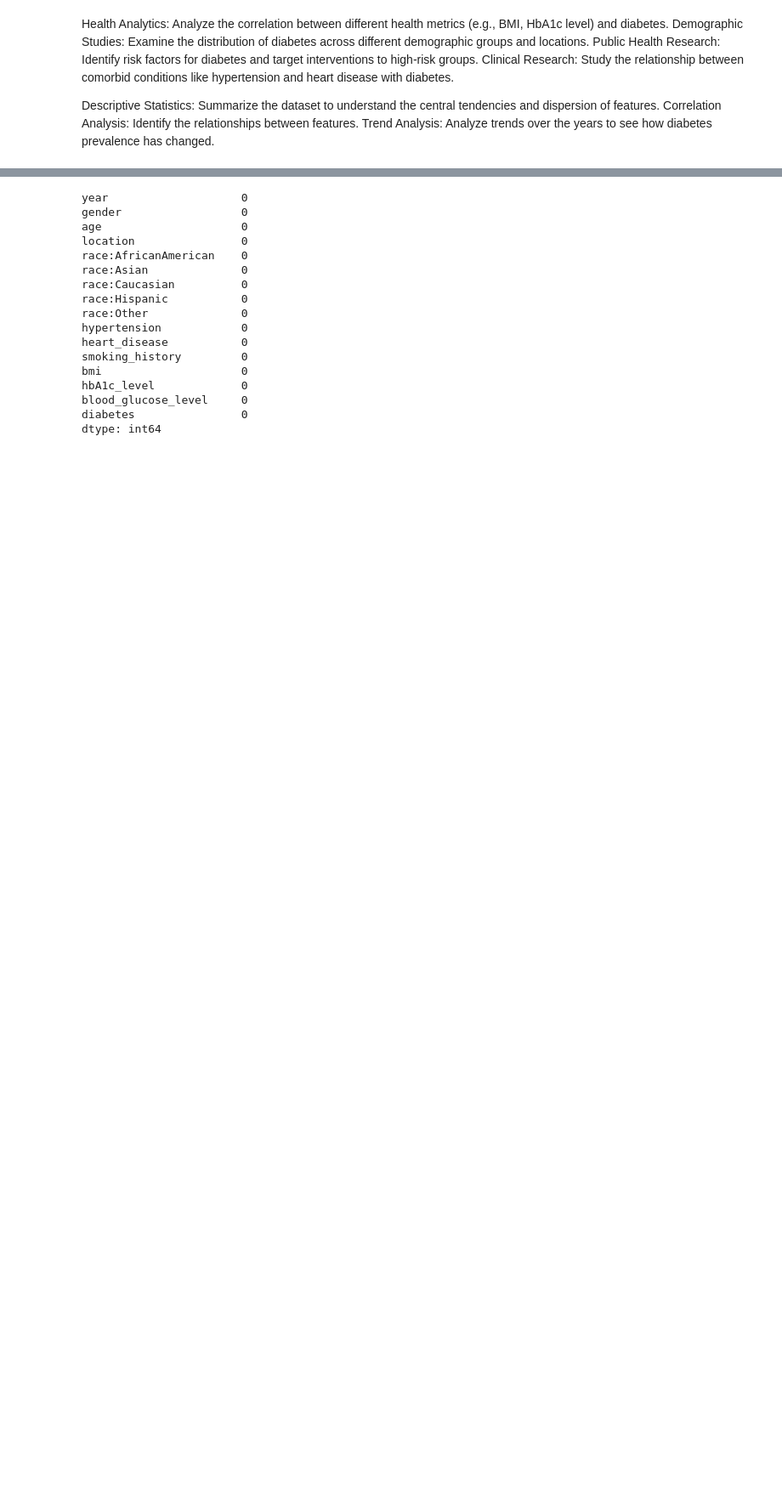
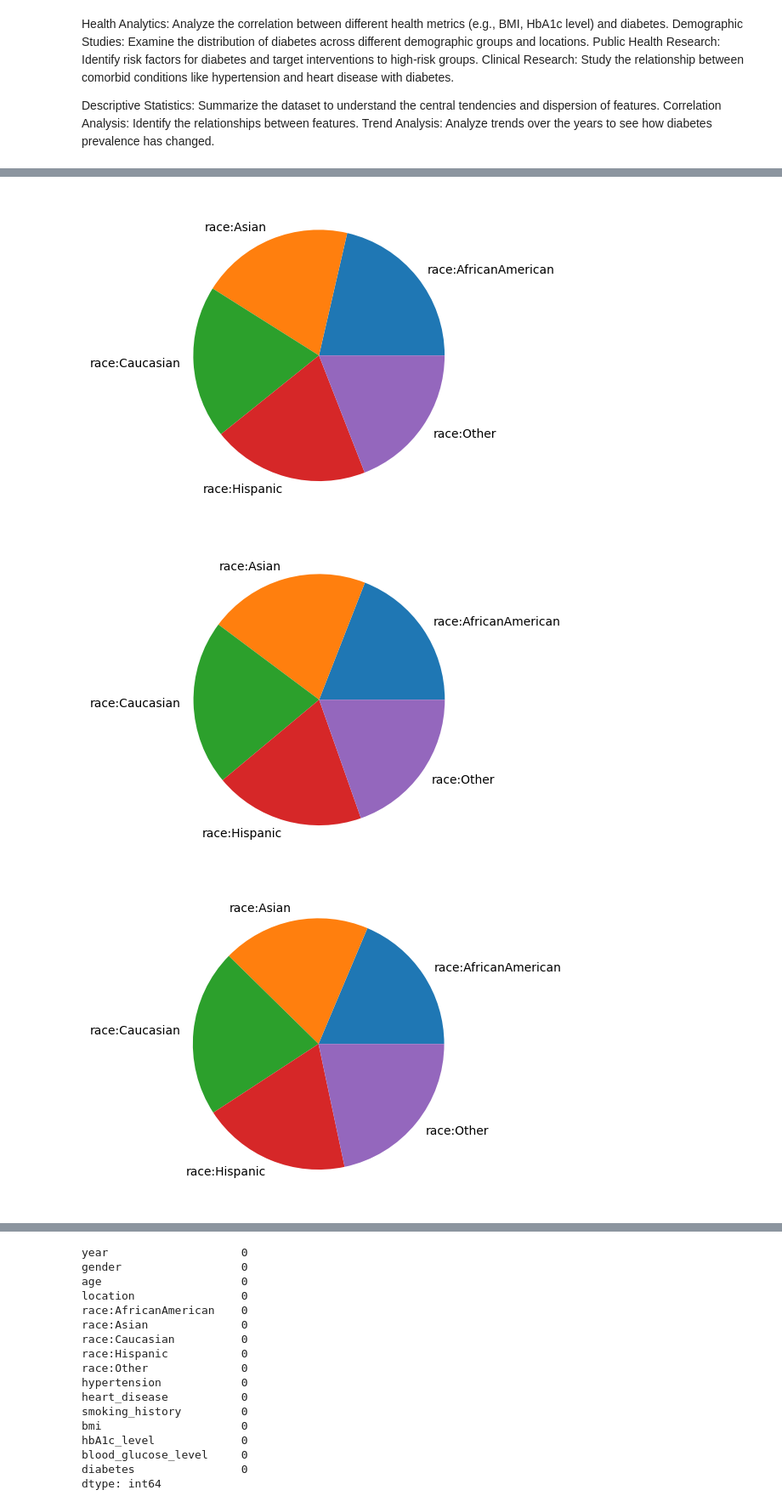
Before and after one commit to aamal-a-hussain/PythonCourse, a Jupyter notebook: diabetes_dataset.ipynb, the cells around one changed output, grey strips where cells are left out. Shown at 85% size. Cells and saved outputs as stored; diff of their text form; code cells hidden in the pictures; blank space fills up the shorter version.

```diff
--- a/diabetes_dataset.ipynb
+++ b/diabetes_dataset.ipynb
@@ -20,0 +45,18 @@ df = pd.read_csv(path)
+# %%
+race_columns = ["race:AfricanAmerican", "race:Asian", "race:Caucasian", "race:Hispanic", "race:Other"]
+for location in all_locations:
+  diabetes_df = df[df["diabetes"] == 0]
+  diabetes_df = diabetes_df[diabetes_df["location"] == location]
+
+  diabetes_df_race = diabetes_df[race_columns]
+
+  values = []
+  for race in race_columns:
+    values.append(diabetes_df_race[race].sum())
+
+  plt.pie(values, labels=race_columns)
+  plt.show()
+# %% [output]
+[figure, added]
+[figure, added]
+[figure, added]
```
Also changed, not shown: parts of 16 cells of this notebook, 1 other file.
